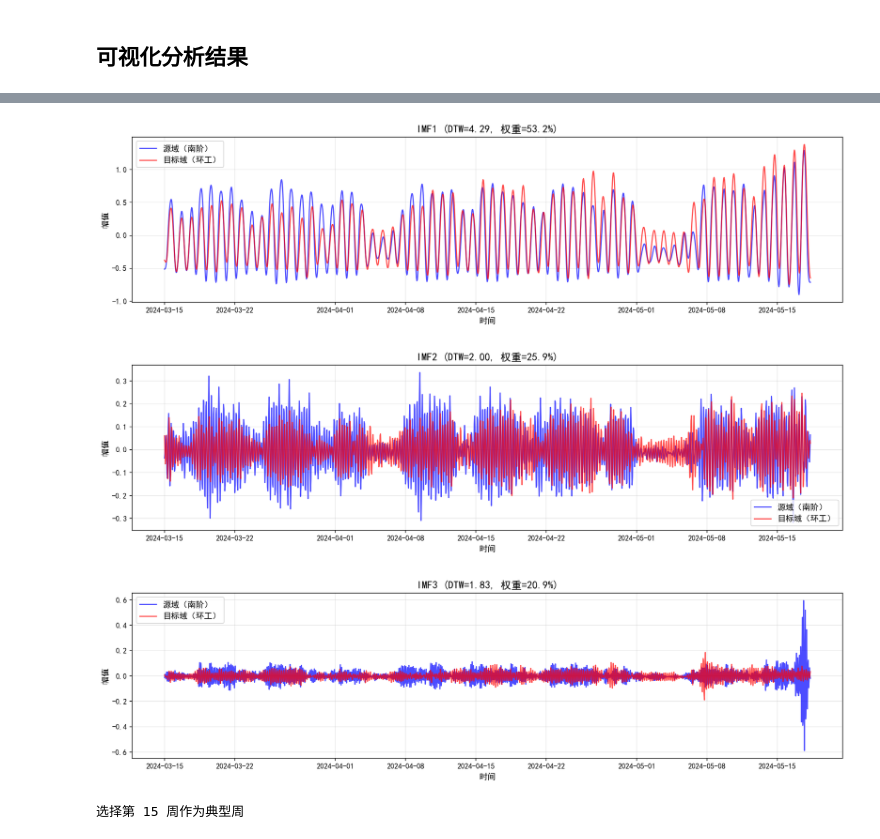
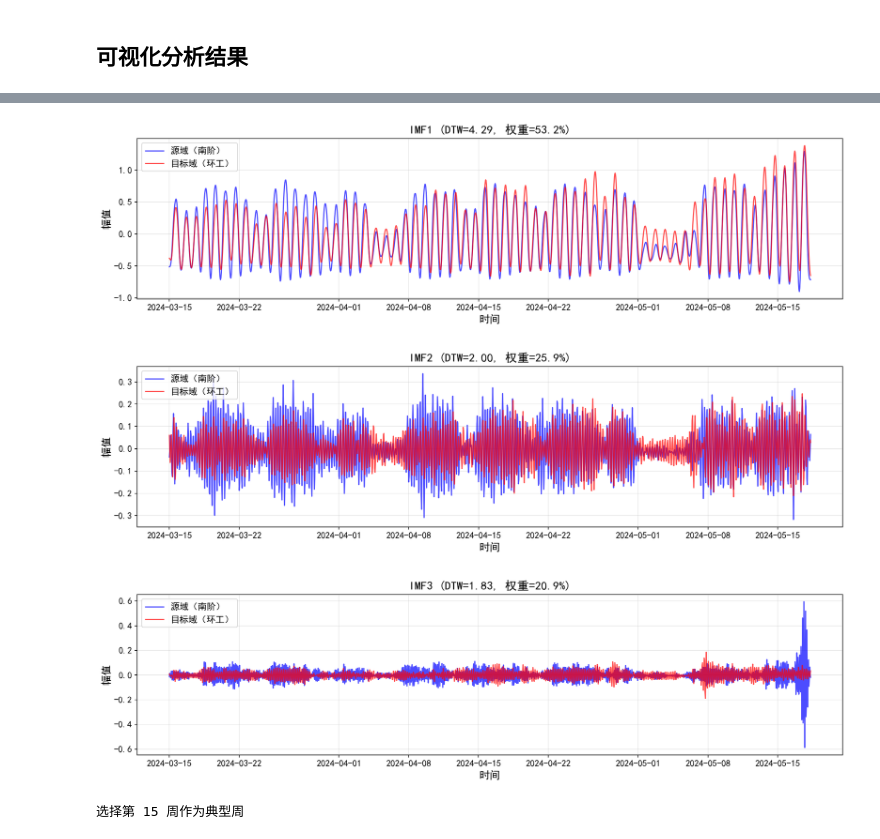
Before and after one commit to HowerL/load_forecasting, a Jupyter notebook: similarity_analysis.ipynb, the cells around one changed output, grey strips where cells are left out. Drawn from its saved outputs; the diff is of its cells as text; code cells hidden in the pictures.

```diff
--- a/similarity_analysis.ipynb
+++ b/similarity_analysis.ipynb
@@ -555,10 +555,10 @@ target_load = result['original_load_b'] if target_name == result['name_b'] else
 fig, ax = plt.subplots(figsize=(14, 5))
 ax.plot(common_idx, source_load.values, 'b-', alpha=0.7, label=f'源域（{source_name}）')
 ax.plot(common_idx, target_load.values, 'r-', alpha=0.7, label=f'目标域（{target_name}）')
-ax.set_title(f"负荷对比 (K={K}, alpha={alpha:.1f}, 加权DTW: {result['weighted_dtw']:.2f})", fontsize=14)
-ax.set_xlabel('时间', fontsize=11)
-ax.set_ylabel('小时负荷 (kWh)', fontsize=11)
-ax.legend(fontsize=11)
+ax.set_xlabel('时间', fontsize=14)
+ax.set_ylabel('小时负荷 (kWh)', fontsize=14)
+ax.tick_params(axis='both', labelsize=12)
+ax.legend(fontsize=12)
 ax.grid(True, alpha=0.3)
 plt.tight_layout()
 plt.savefig(FIGURES_DIR / '原始负荷对比.png', dpi=150, bbox_inches='tight')
@@ -568,30 +568,31 @@ plt.show()
 # %%
 # 2. 各 IMF 分量对比
 u_source = result['u_a'] if source_name == result['name_a'] else result['u_b']
 u_target = result['u_b'] if target_name == result['name_b'] else result['u_a']
 
 # 清理上次运行遗留的 IMF 分量对比图，避免 K 变小时旧图继续保留
 for old_imf_plot in FIGURES_DIR.glob('IMF*对比.png'):
     imf_no = old_imf_plot.stem.removeprefix('IMF').removesuffix('对比')
     if imf_no.isdigit() and old_imf_plot.is_file():
         old_imf_plot.unlink()
 
 for i in range(K):
     fig, ax = plt.subplots(figsize=(14, 4))
     ax.plot(common_idx[:u_source.shape[1]], u_source[i, :], 'b-', alpha=0.7, label=f'源域（{source_name}）')
     ax.plot(common_idx[:u_source.shape[1]], u_target[i, :], 'r-', alpha=0.7, label=f'目标域（{target_name}）')
-    ax.set_title(f"IMF{i+1} (DTW={result['dtw_distances'][i]:.2f}, 权重={result['weights'][i]*100:.1f}%)", fontsize=14)
-    ax.set_xlabel('时间', fontsize=11)
-    ax.set_ylabel('幅值', fontsize=11)
-    ax.legend(fontsize=11)
+    ax.set_title(f"IMF{i+1} (DTW={result['dtw_distances'][i]:.2f}, 权重={result['weights'][i]*100:.1f}%)", fontsize=16)
+    ax.set_xlabel('时间', fontsize=14)
+    ax.set_ylabel('幅值', fontsize=14)
+    ax.tick_params(axis='both', labelsize=12)
+    ax.legend(fontsize=12, loc='upper left')
     ax.grid(True, alpha=0.3)
     plt.tight_layout()
     plt.savefig(FIGURES_DIR / f'IMF{i+1}对比.png', dpi=150, bbox_inches='tight')
     plt.show()
 # %% [output]
-[figure, old version]
+[figure, new version]
-[figure, old version]
+[figure, new version]
-[figure, old version]
+[figure, new version]
 # %%
 # 按周划分数据
 df_weekly = pd.DataFrame({
```
Also changed, not shown: parts of 1 cell of this notebook, 11 other files.
